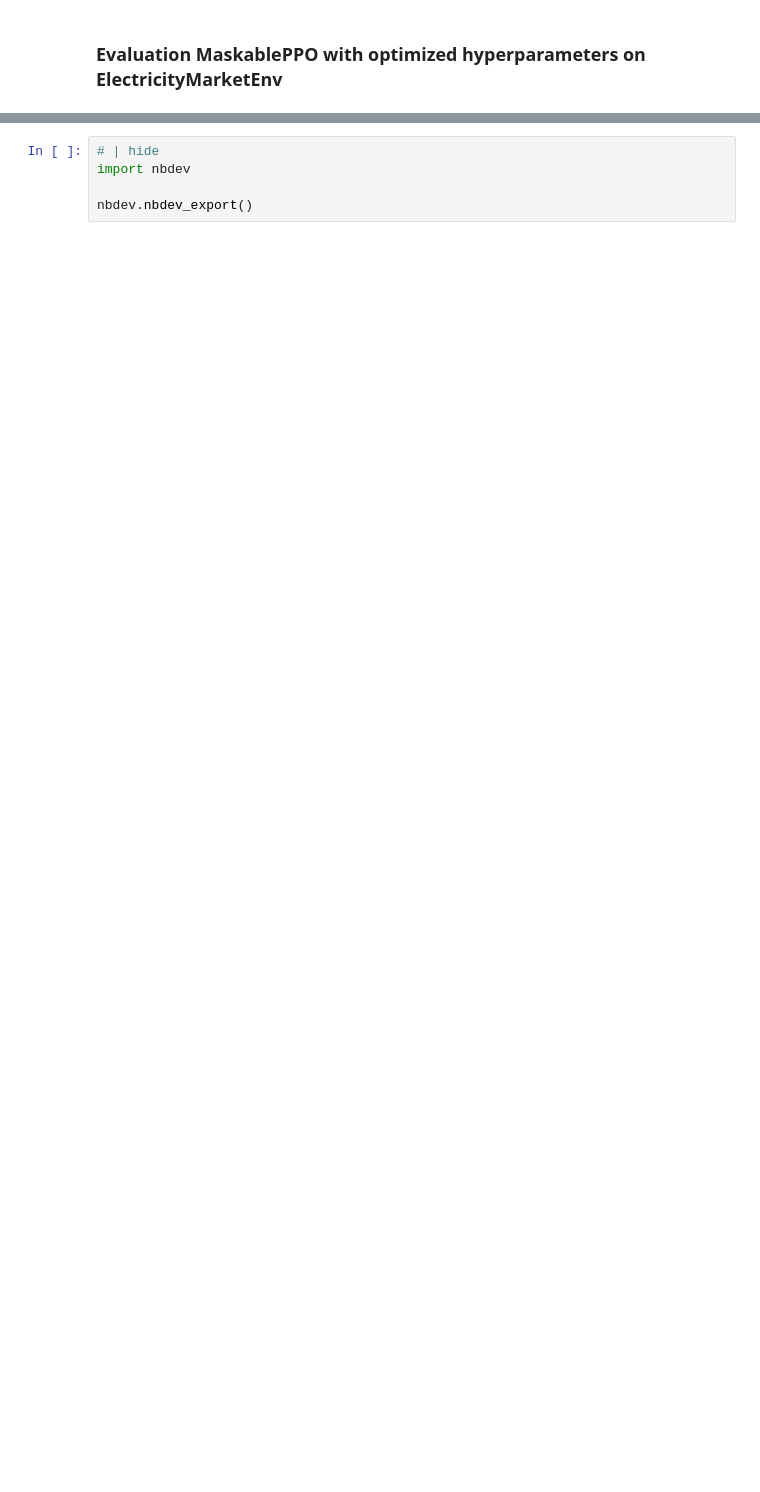
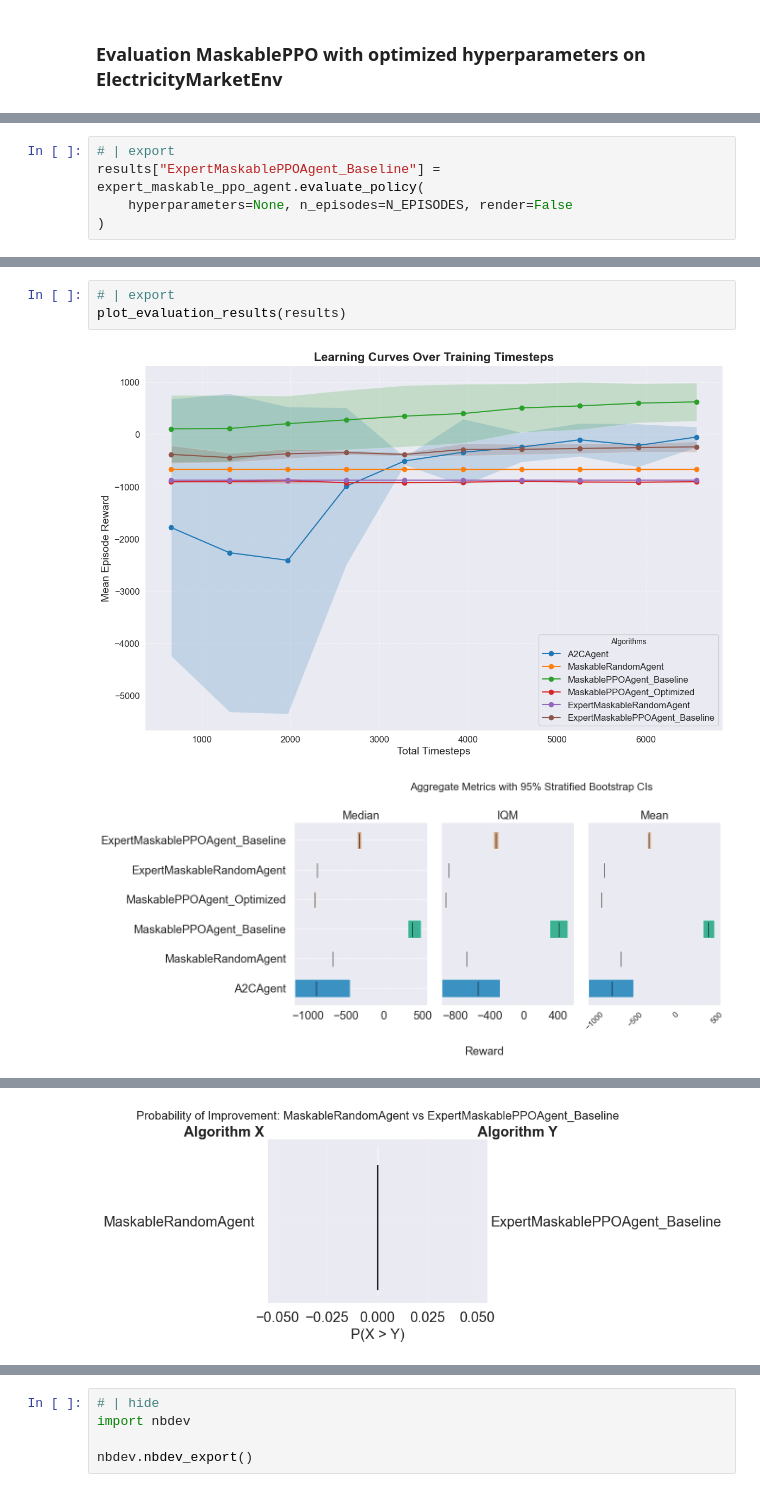
Before and after one commit to techofer/02360018_final_project, a Jupyter notebook: nbs/01_electricity_market_player.ipynb, the cells around one changed output, grey strips where cells are left out. Saved outputs shown, nothing was run; the diff lists cells and outputs as text; blank space fills up the shorter version.

```diff
--- a/nbs/01_electricity_market_player.ipynb
+++ b/nbs/01_electricity_market_player.ipynb
@@ -665,0 +886,5 @@ plot_evaluation_results(results)
+# %%
+# | export
+results["ExpertMaskablePPOAgent_Baseline"] = expert_maskable_ppo_agent.evaluate_policy(
+    hyperparameters=None, n_episodes=N_EPISODES, render=False
+)
@@ -665,0 +909,6 @@ plot_evaluation_results(results)
+# %%
+# | export
+plot_evaluation_results(results)
+# %% [output]
+[figure, added]
+[figure, added]
@@ -665,0 +923 @@ plot_evaluation_results(results)
+[figure, added]
```
Also changed, not shown: parts of 22 cells of this notebook, 5 other files.
